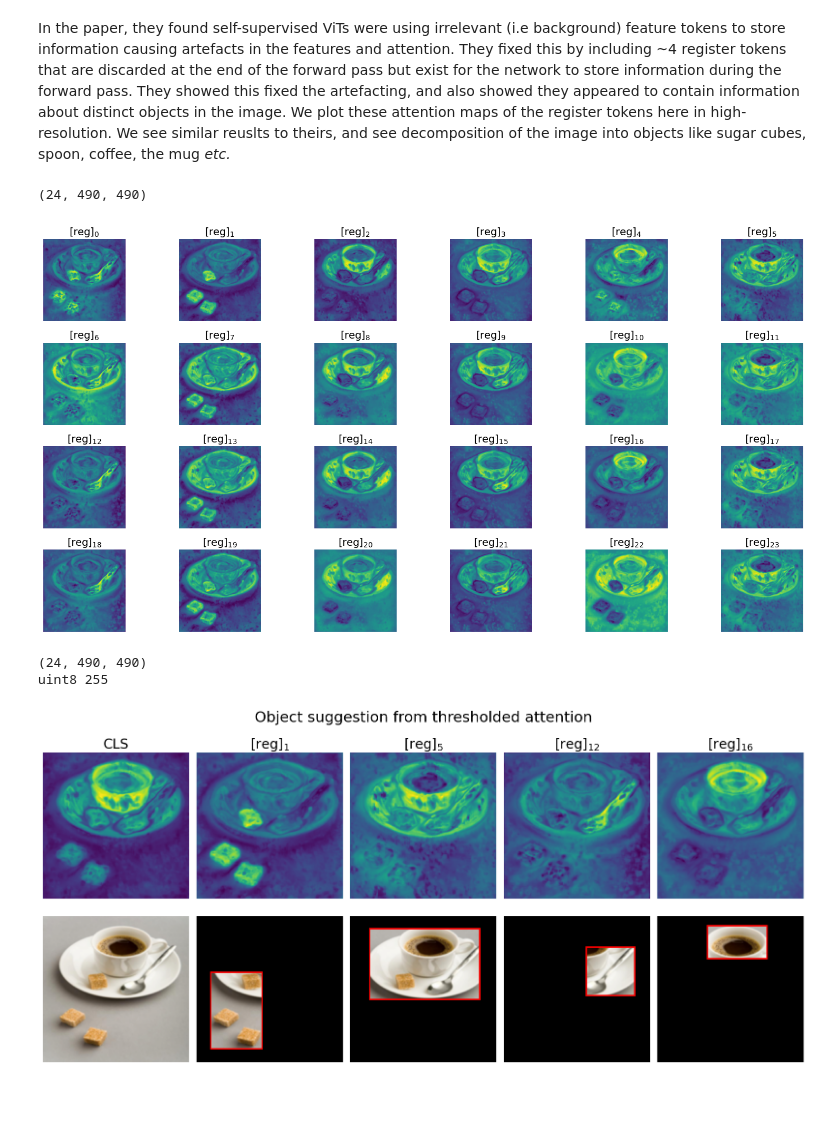
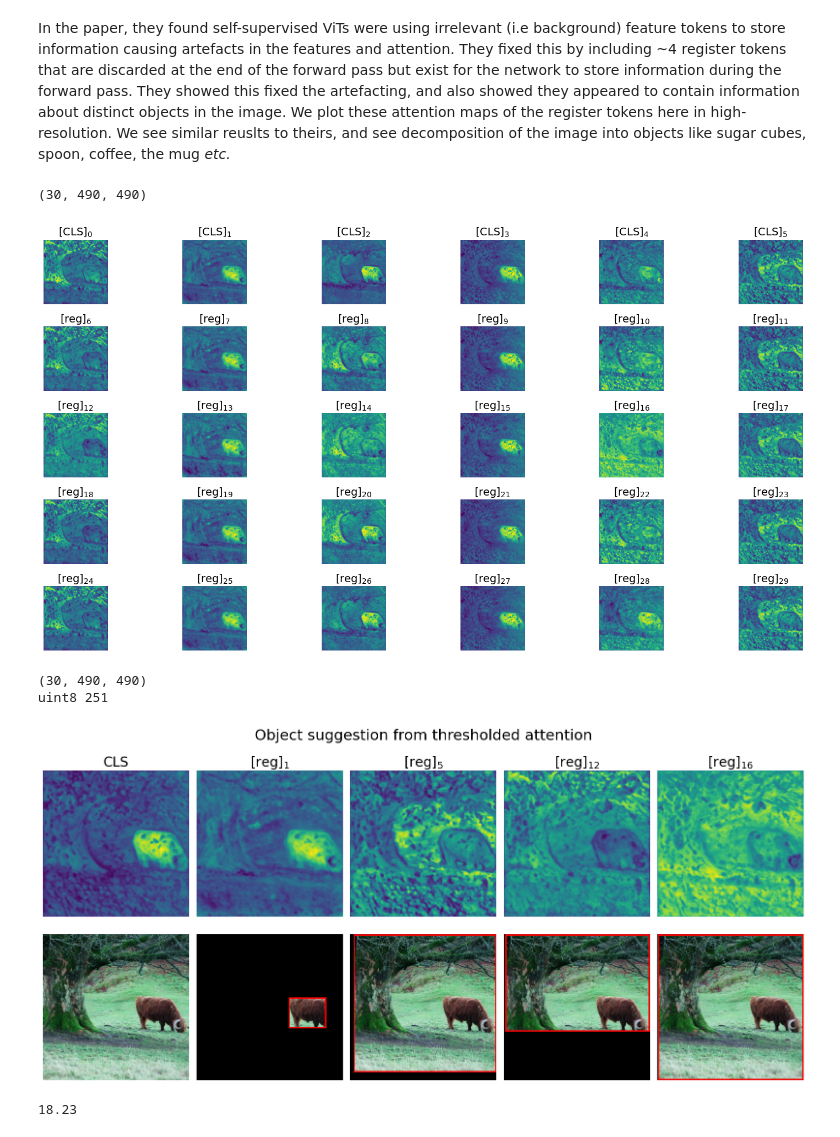
Before and after one commit to tldr-group/HR-Dv2, a Jupyter notebook: notebooks/attention.ipynb, the cells around one changed output. Cells and saved outputs as stored; diff of their text form; code cells hidden in the pictures; blank space fills up the shorter version.

Commit message:
Updated notebooks. Both WIP attempts at segmenting from features.

```diff
--- a/notebooks/attention.ipynb
+++ b/notebooks/attention.ipynb
@@ -30,7 +32,7 @@ Using cache found in /home/ronan/.cache/torch/hub/facebookresearch_dinov2_main
 # %% [markdown]
 This is the image used in ['Vision Transformers Need Registers'](https://arxiv.org/abs/2309.16588) for attention visualization, so I've reused it here. I couldn't find the original source so have just cropped from the paper.
 # %%
-tensor, img = tr.load_image("data/coffee.png", transform)
+tensor, img = tr.load_image("data/v5.png", transform)
 tensor.to(torch.float16)
 tensor = tensor.cuda()
 img
@@ -54,24 +56,28 @@ plt.gca().set_axis_off()
 # %% [markdown]
 In the paper, they found self-supervised ViTs were using irrelevant (i.e background) feature tokens to store information causing artefacts in the features and attention. They fixed this by including ~4 register tokens that are discarded at the end of the forward pass but exist for the network to store information during the forward pass. They showed this fixed the artefacting, and also showed they appeared to contain information about distinct objects in the image. We plot these attention maps of the register tokens here in high-resolution. We see similar reuslts to theirs, and see decomposition of the image into objects like sugar cubes, spoon, coffee, the mug *etc.*
 # %%
-attn, _ = net.forward_sequential(tensor, attn="reg")
+attn, _ = net.forward_sequential(tensor, attn="both")
 attn = tr.to_numpy(attn)
 # %%
 print(attn.shape)
-fig, axs = plt.subplots(nrows=4, ncols=6)
+N_COLS, N_ROWS = 6, 5
+fig, axs = plt.subplots(nrows=N_ROWS, ncols=N_COLS)
 fig.set_size_inches(16, 8)
 
-for i in range(24):
+for i in range(N_COLS * N_ROWS):
     reg_i = attn[i, :, :]
-    ax = axs[i // 6, i % 6]
+    ax = axs[i // N_COLS, i % N_COLS]
     ax.imshow(reg_i)
     ax.set_axis_off()
-    title = "$[\\text{reg}]_{"+str(i)+"}$"
+    if i < N_COLS:
+        title = "$[\\text{CLS}]_{"+str(i)+"}$"
+    else:
+        title = "$[\\text{reg}]_{"+str(i)+"}$"
     ax.set_title(title, fontsize=14)
 plt.tight_layout()
 # %% [output]
-(24, 490, 490)
+(30, 490, 490)
-[figure, old version]
+[figure, new version]
 # %%
 import matplotlib.patches as patches
 print(attn.shape)
@@ -118,6 +124,6 @@ for j, i in enumerate([1, 5, 12, 16]):
     ax_1.set_title(title, fontsize=20)
 plt.tight_layout()
 # %% [output]
-(24, 490, 490)
-uint8 255
+(30, 490, 490)
+uint8 251
-[figure, old version]
+[figure, new version]
@@ -123,0 +203,18 @@ uint8 255
+# %%
+from scipy.linalg import norm
+from skimage.filters import gaussian
+from skimage.filters.rank import mean
+from skimage.morphology import disk
+from scipy.special import softmax
+
+
+print(np.amax(attn[3]))
+attn = attn.astype(np.float32)
+norm_attn = np.zeros_like(attn, dtype=np.float32)
+for i, c in enumerate(attn):
+    #norm_attn[i, :, :] = c / np.sum(np.abs(c)) #L1 c / np.sum(np.abs(c))
+    #norm_attn[i, :, :] = softmax(c)
+    #norm_attn[i, :, :] = c
+    norm_attn[i, :, :] = (c - np.amin(c)) / (np.amax(c) - np.amin(c))
+# %% [output]
+18.23
```
Also changed, not shown: parts of 8 cells of this notebook, 2 other files.
